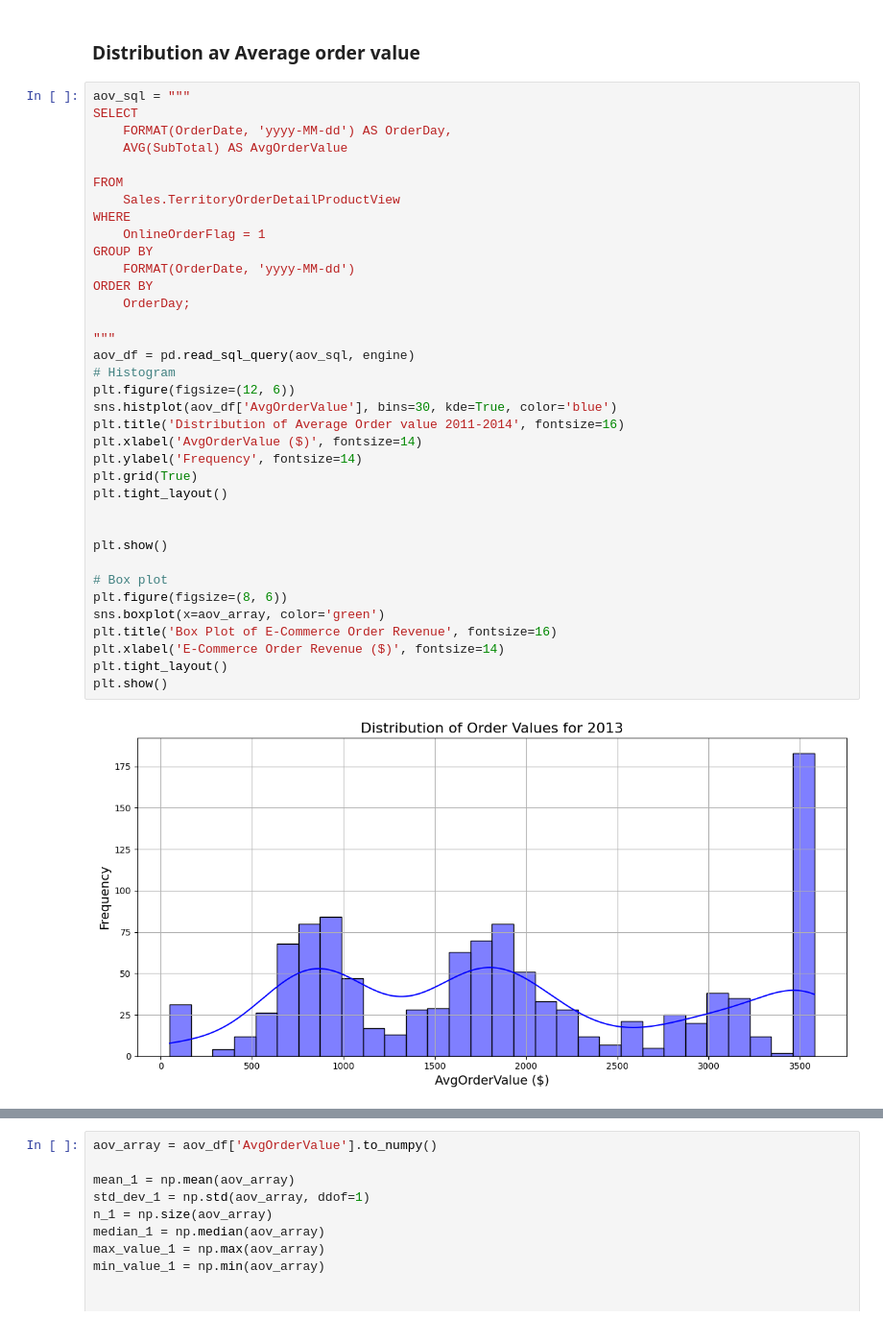
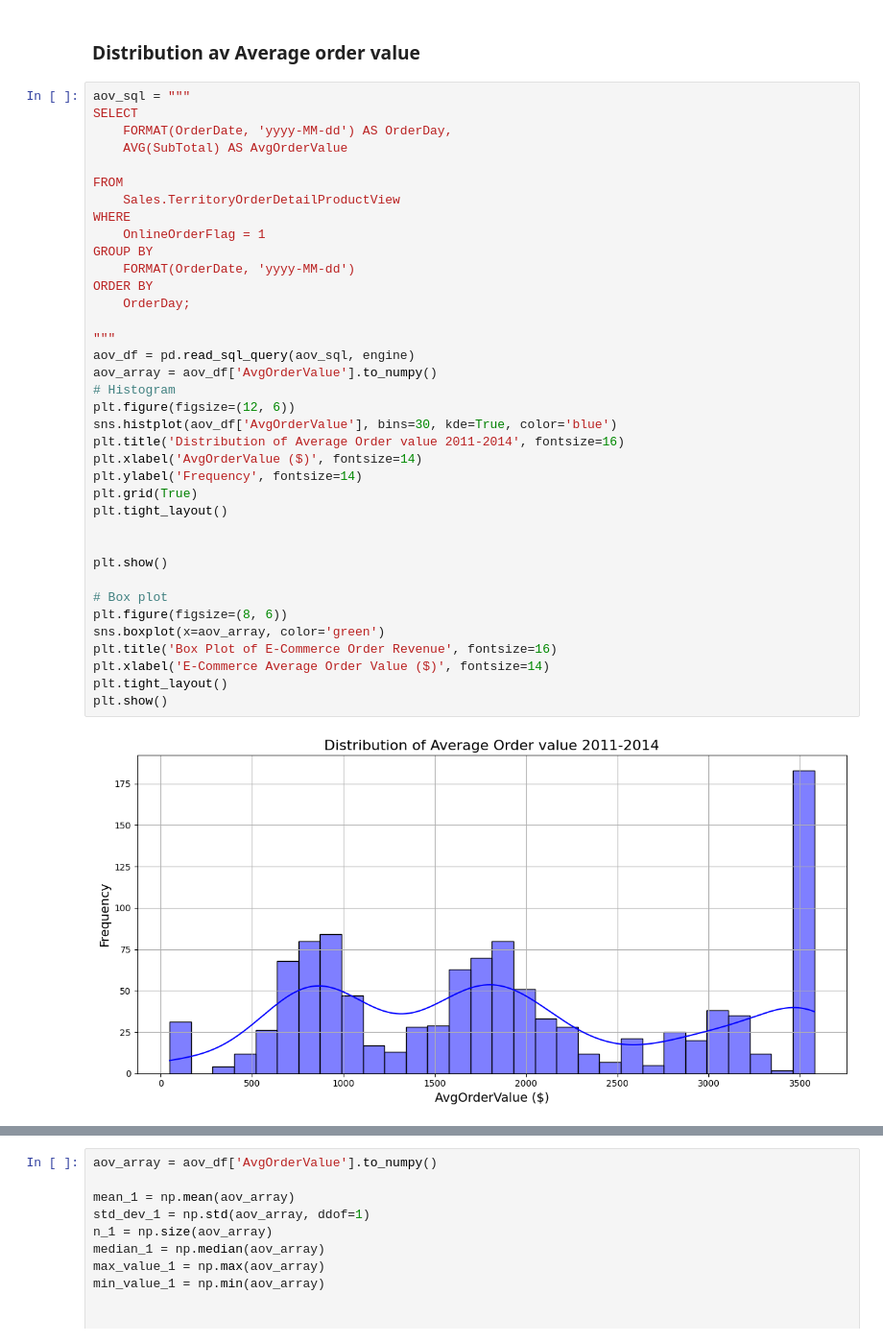
Before and after one commit to Svetsun/SQL-assigment, a Jupyter notebook: exam.ipynb, the cells around one changed output, grey strips where cells are left out. Shown at 96% size. Cells and saved outputs as stored; diff of their text form.

```diff
--- a/exam.ipynb
+++ b/exam.ipynb
@@ -863,32 +874,33 @@ SELECT
 FROM
     Sales.TerritoryOrderDetailProductView
 WHERE
     OnlineOrderFlag = 1
 GROUP BY
     FORMAT(OrderDate, 'yyyy-MM-dd')
 ORDER BY
     OrderDay;
 
 """
 aov_df = pd.read_sql_query(aov_sql, engine)
+aov_array = aov_df['AvgOrderValue'].to_numpy()
 # Histogram
 plt.figure(figsize=(12, 6))
 sns.histplot(aov_df['AvgOrderValue'], bins=30, kde=True, color='blue')
 plt.title('Distribution of Average Order value 2011-2014', fontsize=16)
 plt.xlabel('AvgOrderValue ($)', fontsize=14)
 plt.ylabel('Frequency', fontsize=14)
 plt.grid(True)
 plt.tight_layout()
 
 
 plt.show()
 
 # Box plot
 plt.figure(figsize=(8, 6))
 sns.boxplot(x=aov_array, color='green')
 plt.title('Box Plot of E-Commerce Order Revenue', fontsize=16)
-plt.xlabel('E-Commerce Order Revenue ($)', fontsize=14)
+plt.xlabel('E-Commerce Average Order Value ($)', fontsize=14)
 plt.tight_layout()
 plt.show()
 # %% [output]
-[figure, old version]
+[figure, new version]
```
Also changed, not shown: parts of 25 cells of this notebook.
